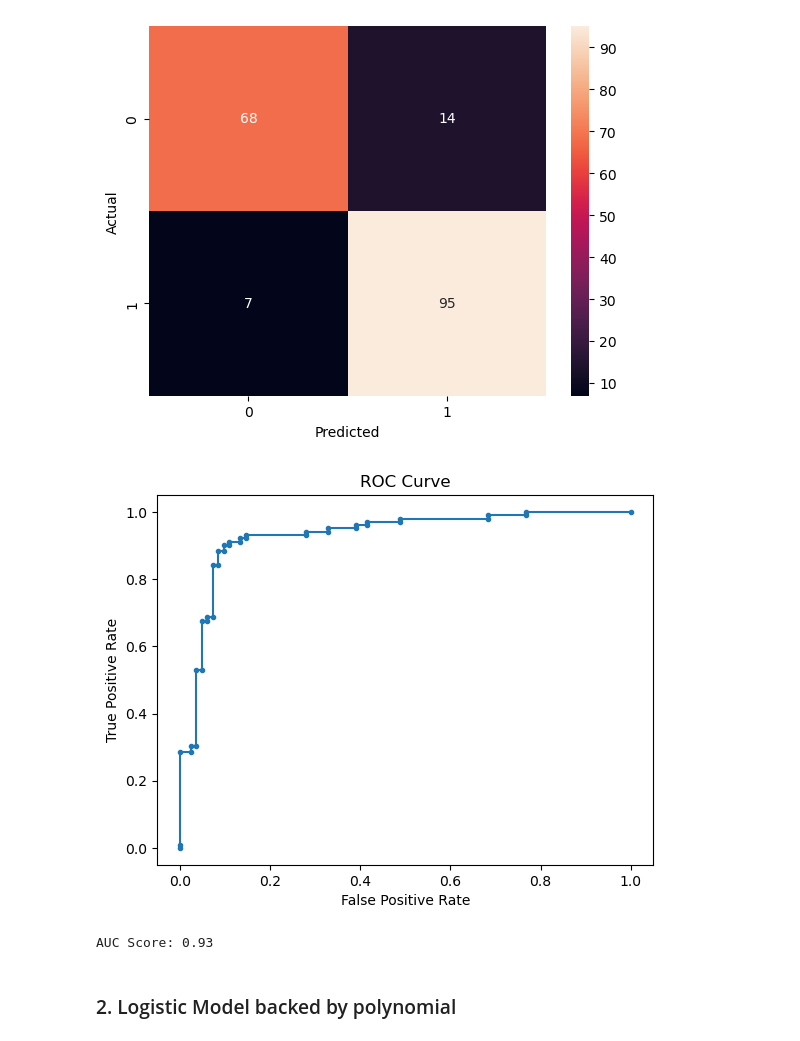
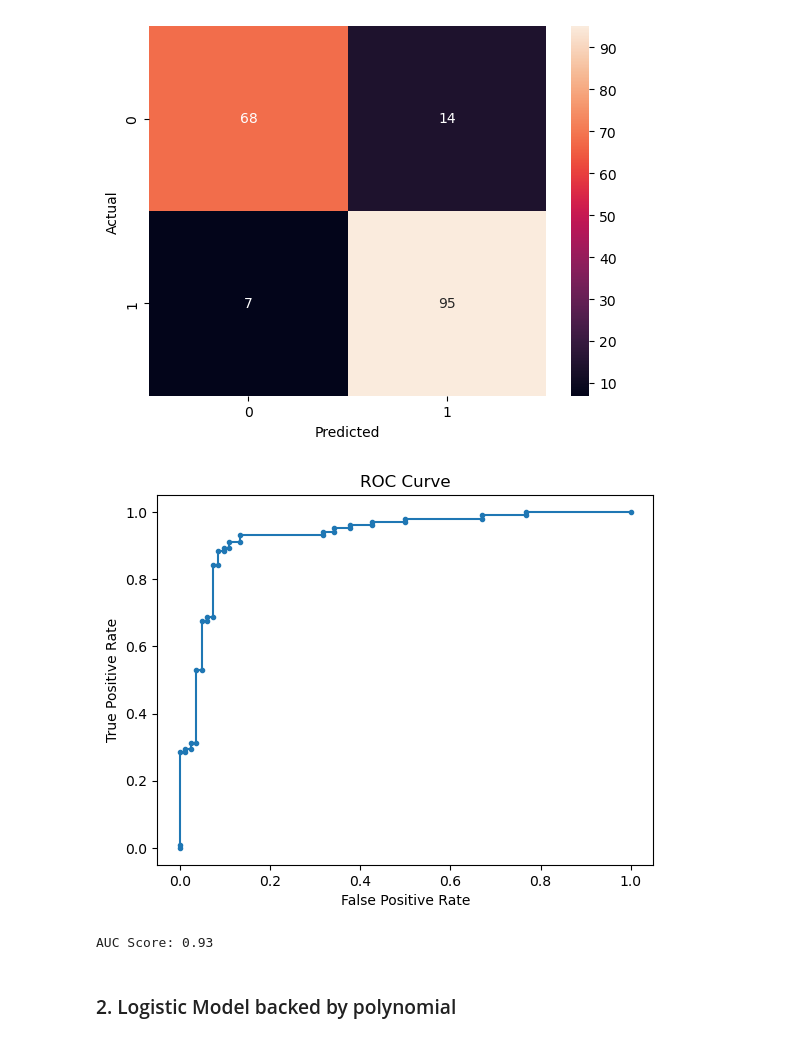
Before and after one commit to hamdynayel11-sudo/Heart-Disease-Prediction-Using-Machine-Learning, a Jupyter notebook: Heart Disease Prediction Using Machine Learning.ipynb, the cells around one changed output. Cells and saved outputs as stored; diff of their text form; code cells hidden in the pictures.

```diff
--- a/Heart Disease Prediction Using Machine Learning.ipynb
+++ b/Heart Disease Prediction Using Machine Learning.ipynb
@@ -246,14 +244,3 @@ encoding = pd.get_dummies(encoding, columns=columns, dtype=int)
-# %%
-scaling_columns = [
-    'Age', 'RestingBP',
-    'Cholesterol', 'MaxHR',
-    'Estimated_Max_HR', 'Heart_Rate_Achievement_Percentage',
-    'Age_BP_Interaction'
-]
-
-scaler = StandardScaler()
-
-encoding[scaling_columns] = scaler.fit_transform(encoding[scaling_columns])
 # %% [markdown]
 ## Splitting Data
 # %%
@@ -264,13 +251,19 @@ X = encoding.drop(columns=drop_columns, errors='ignore')
 y = encoding['HeartDisease']
 # %%
 x_train, x_test, y_train, y_test = train_test_split(X, y, test_size = 0.20, random_state=42, stratify=y)
+# %%
+scaler = StandardScaler()
+
+x_train_scaled = scaler.fit_transform(x_train)
+
+x_test_scaled = scaler.transform(x_test)
 # %% [markdown]
 ## Models Construction
 # %% [markdown]
 ### 1. Logistic model
 # %%
 logistic_model = LogisticRegression(max_iter=1000, random_state=42)
-logistic_model.fit(x_train, y_train)
+logistic_model.fit(x_train_scaled, y_train)
 # %% [output]
 LogisticRegression(max_iter=1000, random_state=42)
 # %%
@@ -344,18 +337,18 @@ plt.show()
 [figure]
 # %%
 # ROC Curve and AUC Score
-y_prob_logistic = logistic_model.predict_proba(x_test)[:, 1]
+y_prob_logistic = logistic_model.predict_proba(x_test_scaled)[:, 1]
 fpr, tpr, _ = roc_curve(y_test, y_prob_logistic)
 plt.plot(fpr, tpr, marker='.')
 plt.xlabel('False Positive Rate')
 plt.ylabel('True Positive Rate')
 plt.title('ROC Curve')
 plt.show()
 
 auc_score = roc_auc_score(y_test, y_prob_logistic)
 print(f"AUC Score: {auc_score:.2f}")
 # %% [output]
-[figure, old version]
+[figure, new version]
 AUC Score: 0.93
 # %% [markdown]
 ### 2. Logistic Model backed by polynomial
```
Also changed, not shown: parts of 30 cells of this notebook, 1 other file.
